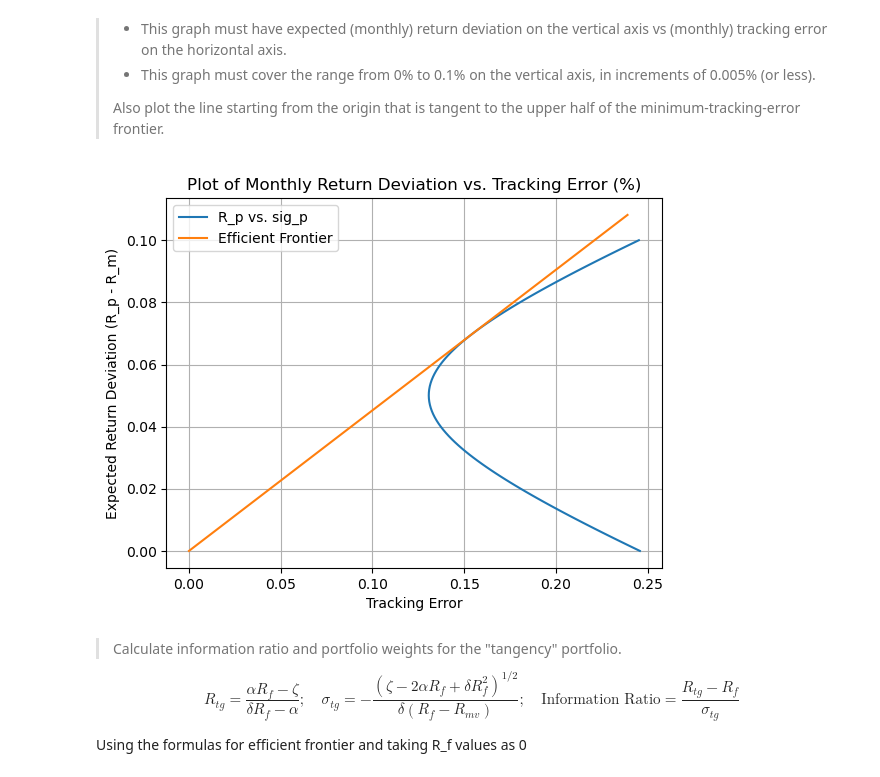
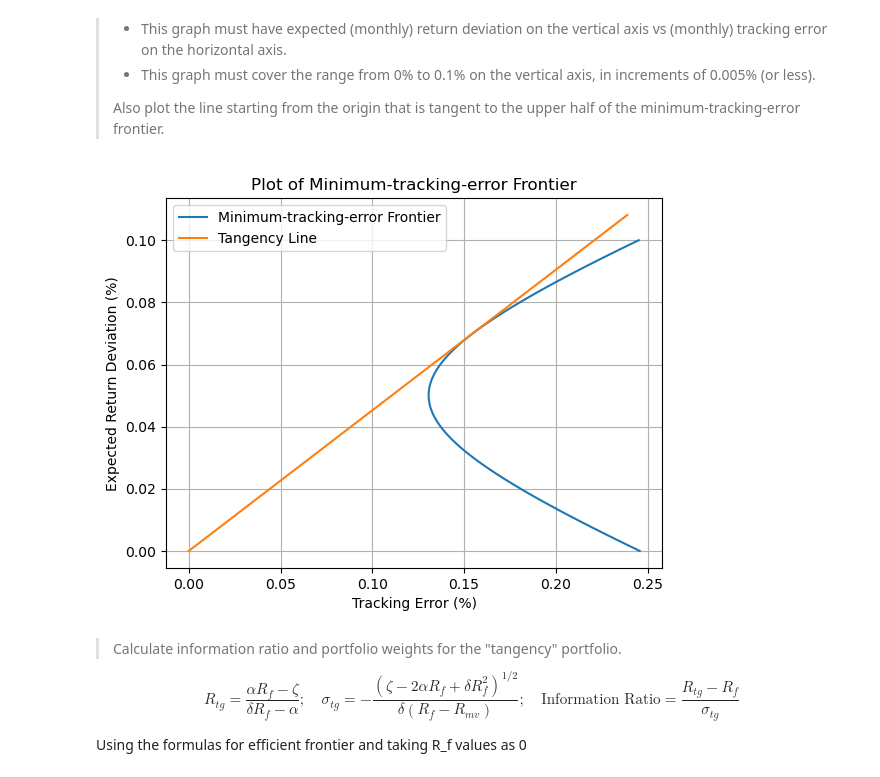
Before and after one commit to changjulian17/mqf_practice, a Jupyter notebook: QF600_Asset_Pricing/Homework_4/Efficient_Frontier_Revisited.ipynb, the cells around one changed output. Saved outputs shown, nothing was run; the diff lists cells and outputs as text; code cells hidden in the pictures.

```diff
--- a/QF600_Asset_Pricing/Homework_4/Efficient_Frontier_Revisited.ipynb
+++ b/QF600_Asset_Pricing/Homework_4/Efficient_Frontier_Revisited.ipynb
@@ -96,22 +96,21 @@ R_mv  = alpha/delta
 # %%
 R_deviation = np.arange(0,.101,.001)
 sig_p = (1/delta + delta/(zeta*delta-alpha**2)*(R_deviation-R_mv)**2)**.5
 
 R_f = 0
 sig_p_mvf = np.arange(0,.24,.001)
 R_p_mvf = R_f + (zeta-2*alpha*R_f+delta*R_f**2)**.5*sig_p_mvf
 
-plt.plot(sig_p, R_deviation, label="R_p vs. sig_p")
-plt.plot(sig_p_mvf, R_p_mvf, label="Efficient Frontier")
-plt.xlabel("Tracking Error")  # X-axis label
-# plt.xticks(np.arange(2.5, 5, 0.25))
-plt.ylabel("Expected Return Deviation (R_p - R_m)")         # Y-axis label
-plt.title("Plot of Monthly Return Deviation vs. Tracking Error (%)")  # Title of the plot
+plt.plot(sig_p, R_deviation, label="Minimum-tracking-error Frontier")
+plt.plot(sig_p_mvf, R_p_mvf, label="Tangency Line")
+plt.xlabel("Tracking Error (%)")  # X-axis label
+plt.ylabel("Expected Return Deviation (%)")         # Y-axis label
+plt.title("Plot of Minimum-tracking-error Frontier")  # Title of the plot
 plt.grid(True)
 plt.legend()
 plt.show()
 # %% [output]
-[figure, old version]
+[figure, new version]
 # %% [markdown]
 
 > Calculate information ratio and portfolio weights for the "tangency" portfolio.
```
Also changed, not shown: parts of 2 cells of this notebook, 4 other files.
